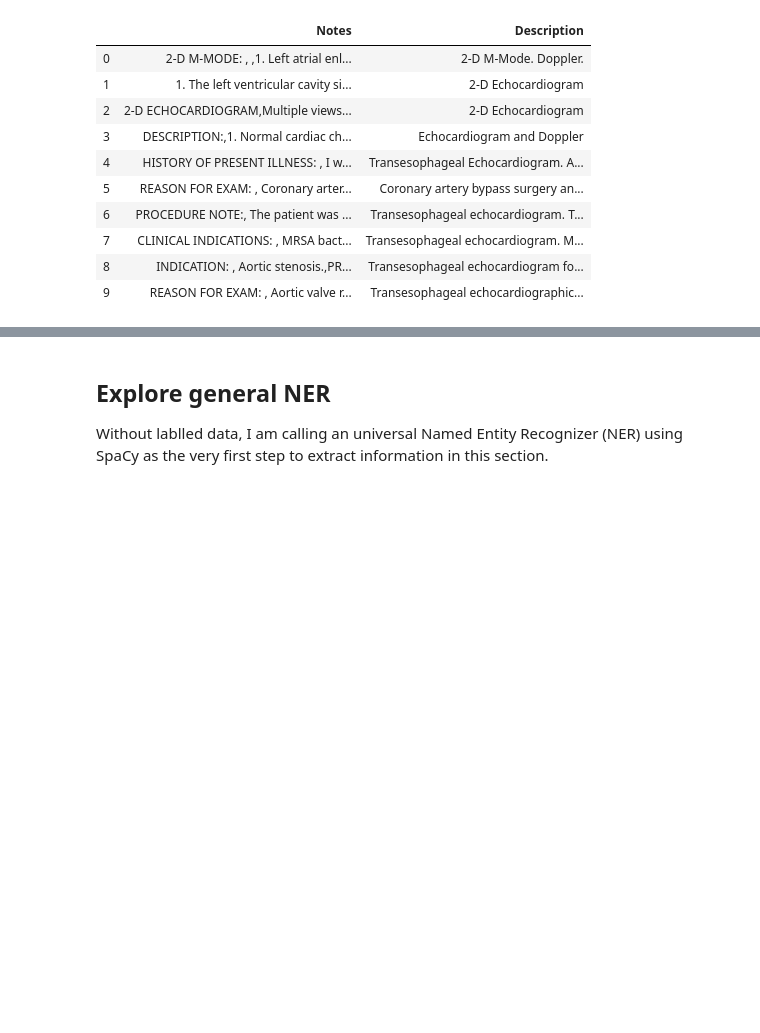
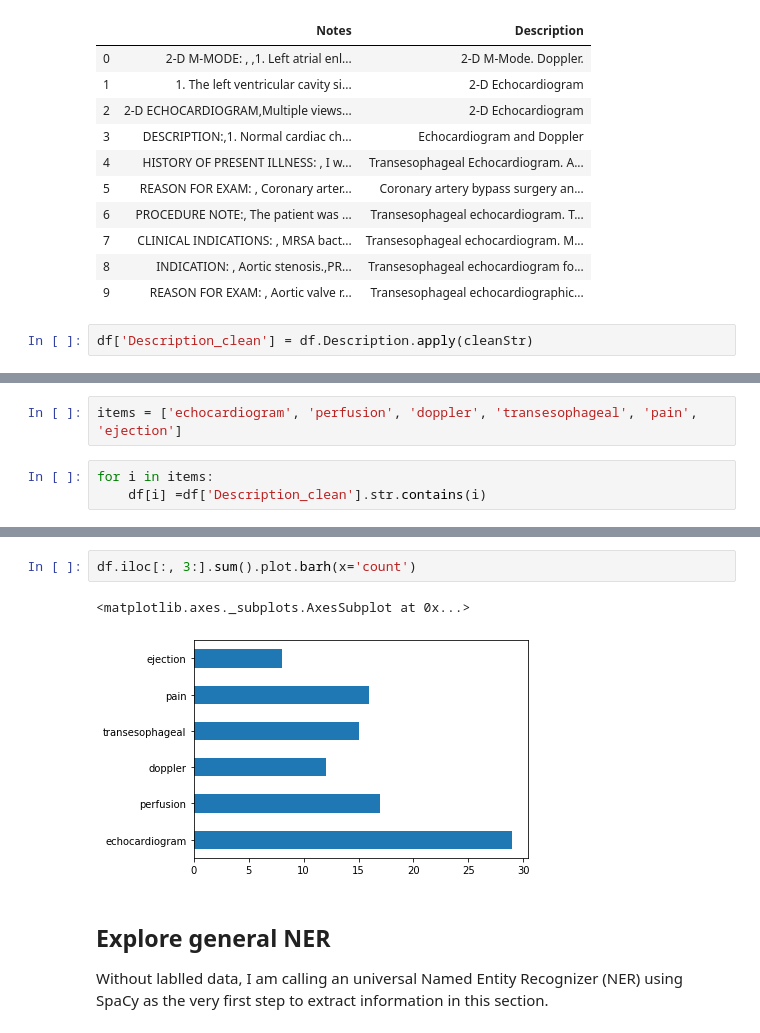
Before and after one commit to yanghands/holmusk_assessment, a Jupyter notebook: ehr_YH.ipynb, the cells around one changed output, grey strips where cells are left out. Saved outputs shown, nothing was run; the diff lists cells and outputs as text; blank space fills up the shorter version.

```diff
--- a/ehr_YH.ipynb
+++ b/ehr_YH.ipynb
@@ -18,5 +41,7 @@ df.head(10)
 | 7 | CLINICAL INDICATIONS: , MRSA bact... | Transesophageal echocardiogram. M... |
 | 8 | INDICATION: , Aortic stenosis.,PR... | Transesophageal echocardiogram fo... |
 | 9 | REASON FOR EXAM: , Aortic valve r... | Transesophageal echocardiographic... |
+# %%
+df['Description_clean'] = df.Description.apply(cleanStr)
 # %%
 notes = df.Notes.tolist()
@@ -23,0 +74,5 @@ descriptions = df.Description.tolist()
+# %%
+items = ['echocardiogram', 'perfusion', 'doppler', 'transesophageal', 'pain', 'ejection']
+# %%
+for i in items:
+    df[i] =df['Description_clean'].str.contains(i)
@@ -24,3 +95,8 @@ descriptions = df.Description.tolist()
+# %%
+df.iloc[:, 3:].sum().plot.barh(x='count')
+# %% [output]
+<matplotlib.axes._subplots.AxesSubplot at 0x...>
+[figure, added]
 # %% [markdown]
 ## Explore general NER
 Without lablled data, I am calling an universal Named Entity Recognizer (NER) using SpaCy as the very first step to extract information in this section.
```
Also changed, not shown: parts of 10 cells of this notebook.
